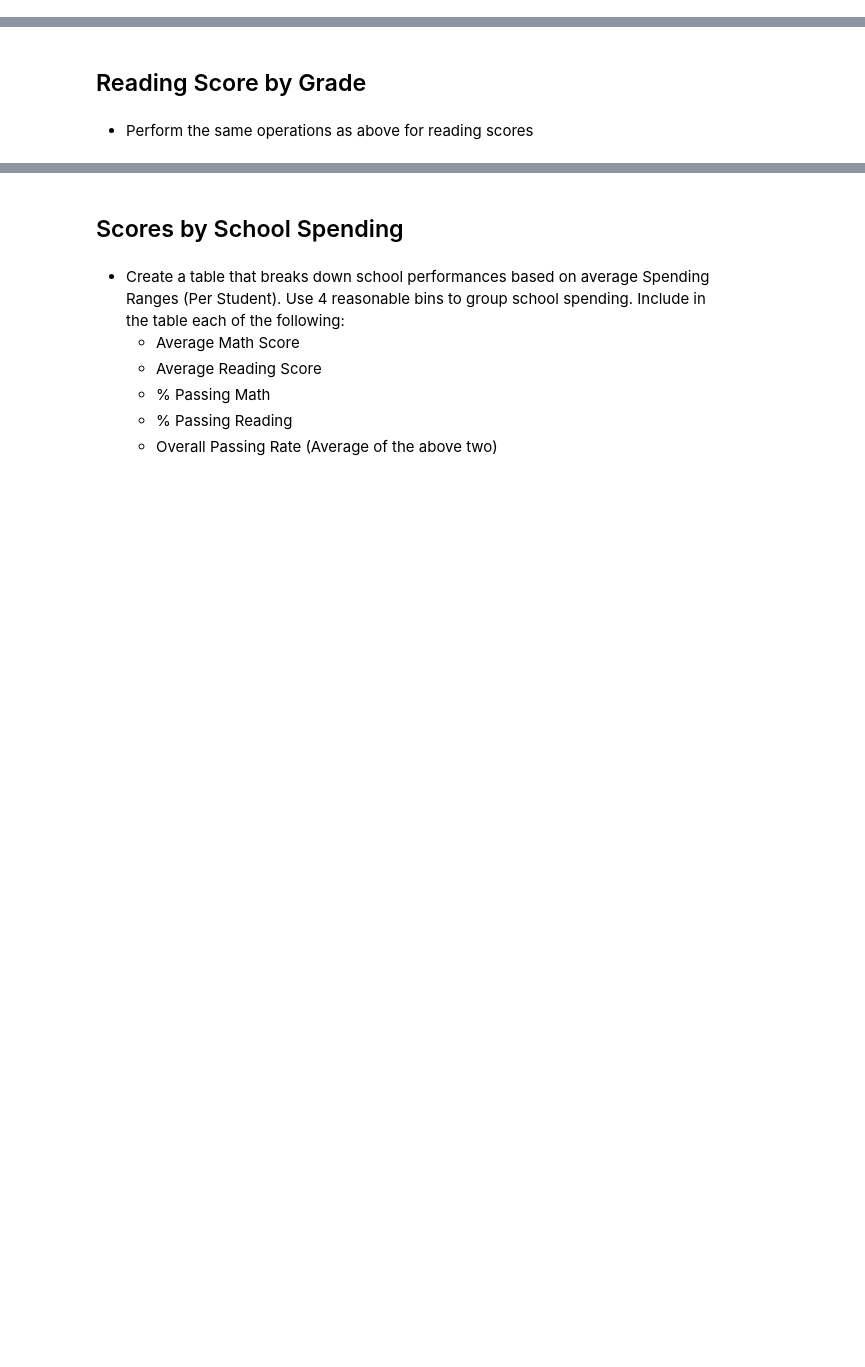
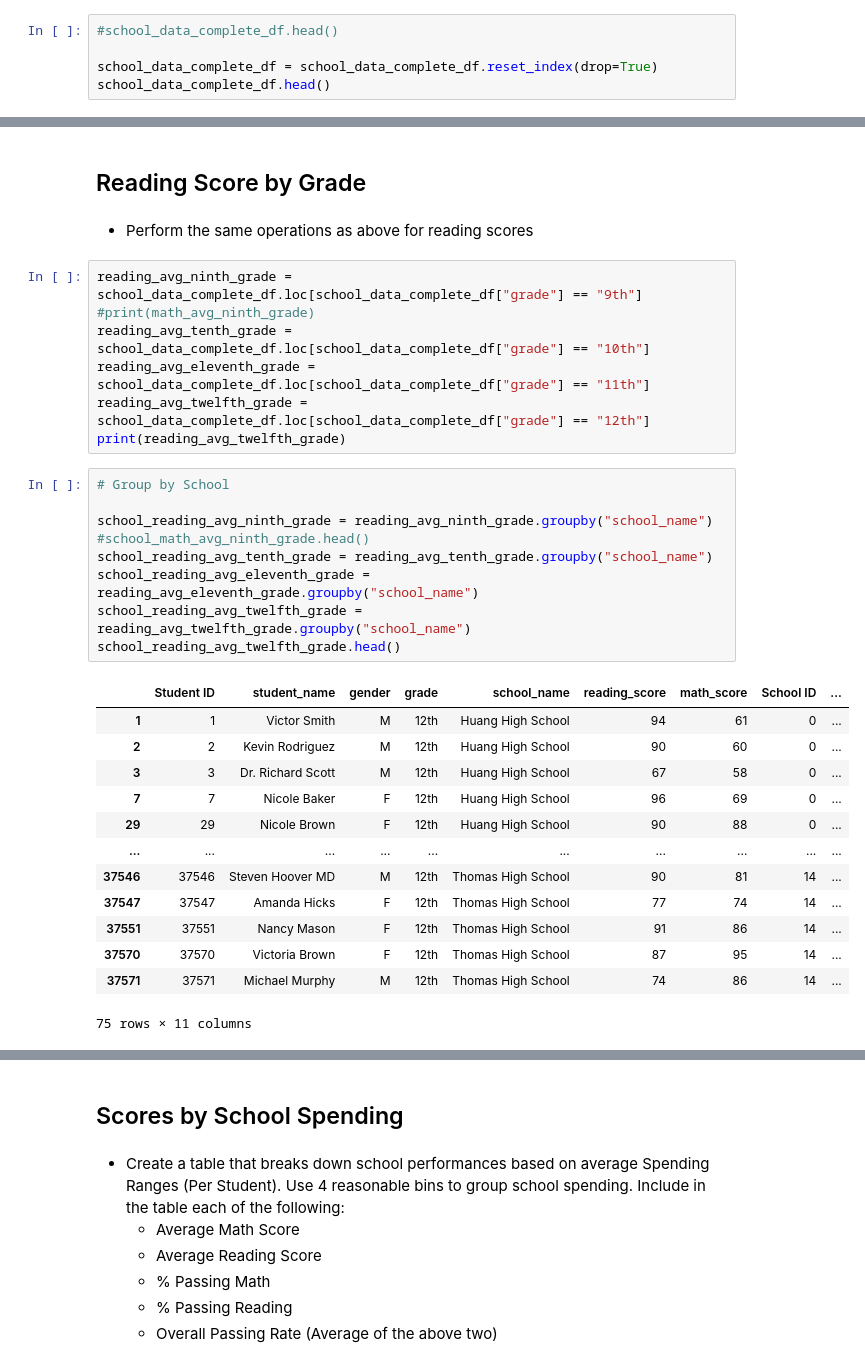
Before and after one commit to D11eleven/pandas-challenge, a Jupyter notebook: PyCitySchools/district_summary.ipynb, the cells around one changed output, grey strips where cells are left out. Drawn from its saved outputs; the diff is of its cells as text; blank space fills up the shorter version.

Commit message:
Finished Math/Reading Avg by Grades

```diff
--- a/PyCitySchools/district_summary.ipynb
+++ b/PyCitySchools/district_summary.ipynb
@@ -492,3 +504,8 @@ Bottom5_Schools_df.head()
 | Huang High School | [District] | 2917 | 1910635 | 655.0 | 76.629414 | ... |
 | Hernandez High School | [District] | 4635 | 3022020 | 652.0 | 77.289752 | ... |
 | Johnson High School | [District] | 4761 | 3094650 | 650.0 | 77.072464 | ... |
+# %%
+#school_data_complete_df.head()
+
+school_data_complete_df = school_data_complete_df.reset_index(drop=True)
+school_data_complete_df.head()
@@ -512,3 +608,33 @@ school_data.head()
 ## Reading Score by Grade
 # %% [markdown]
 * Perform the same operations as above for reading scores
+# %%
+reading_avg_ninth_grade = school_data_complete_df.loc[school_data_complete_df["grade"] == "9th"]
+#print(math_avg_ninth_grade)
+reading_avg_tenth_grade = school_data_complete_df.loc[school_data_complete_df["grade"] == "10th"]
+reading_avg_eleventh_grade = school_data_complete_df.loc[school_data_complete_df["grade"] == "11th"]
+reading_avg_twelfth_grade = school_data_complete_df.loc[school_data_complete_df["grade"] == "12th"]
+print(reading_avg_twelfth_grade)
+# %%
+# Group by School
+
+school_reading_avg_ninth_grade = reading_avg_ninth_grade.groupby("school_name")
+#school_math_avg_ninth_grade.head()
+school_reading_avg_tenth_grade = reading_avg_tenth_grade.groupby("school_name")
+school_reading_avg_eleventh_grade = reading_avg_eleventh_grade.groupby("school_name")
+school_reading_avg_twelfth_grade = reading_avg_twelfth_grade.groupby("school_name")
+school_reading_avg_twelfth_grade.head()
+# %% [output]
+|  | Student ID | student_name | gender | grade | school_name | reading_score | math_score | School ID | ... |
+| 1 | 1 | Victor Smith | M | 12th | Huang High School | 94 | 61 | 0 | ... |
+| 2 | 2 | Kevin Rodriguez | M | 12th | Huang High School | 90 | 60 | 0 | ... |
+| 3 | 3 | Dr. Richard Scott | M | 12th | Huang High School | 67 | 58 | 0 | ... |
+| 7 | 7 | Nicole Baker | F | 12th | Huang High School | 96 | 69 | 0 | ... |
+| 29 | 29 | Nicole Brown | F | 12th | Huang High School | 90 | 88 | 0 | ... |
+| ... | ... | ... | ... | ... | ... | ... | ... | ... | ... |
+| 37546 | 37546 | Steven Hoover MD | M | 12th | Thomas High School | 90 | 81 | 14 | ... |
+| 37547 | 37547 | Amanda Hicks | F | 12th | Thomas High School | 77 | 74 | 14 | ... |
+| 37551 | 37551 | Nancy Mason | F | 12th | Thomas High School | 91 | 86 | 14 | ... |
+| 37570 | 37570 | Victoria Brown | F | 12th | Thomas High School | 87 | 95 | 14 | ... |
+| 37571 | 37571 | Michael Murphy | M | 12th | Thomas High School | 74 | 86 | 14 | ... |
+75 rows × 11 columns
```
Also changed, not shown: parts of 20 cells of this notebook, 2 other files.
